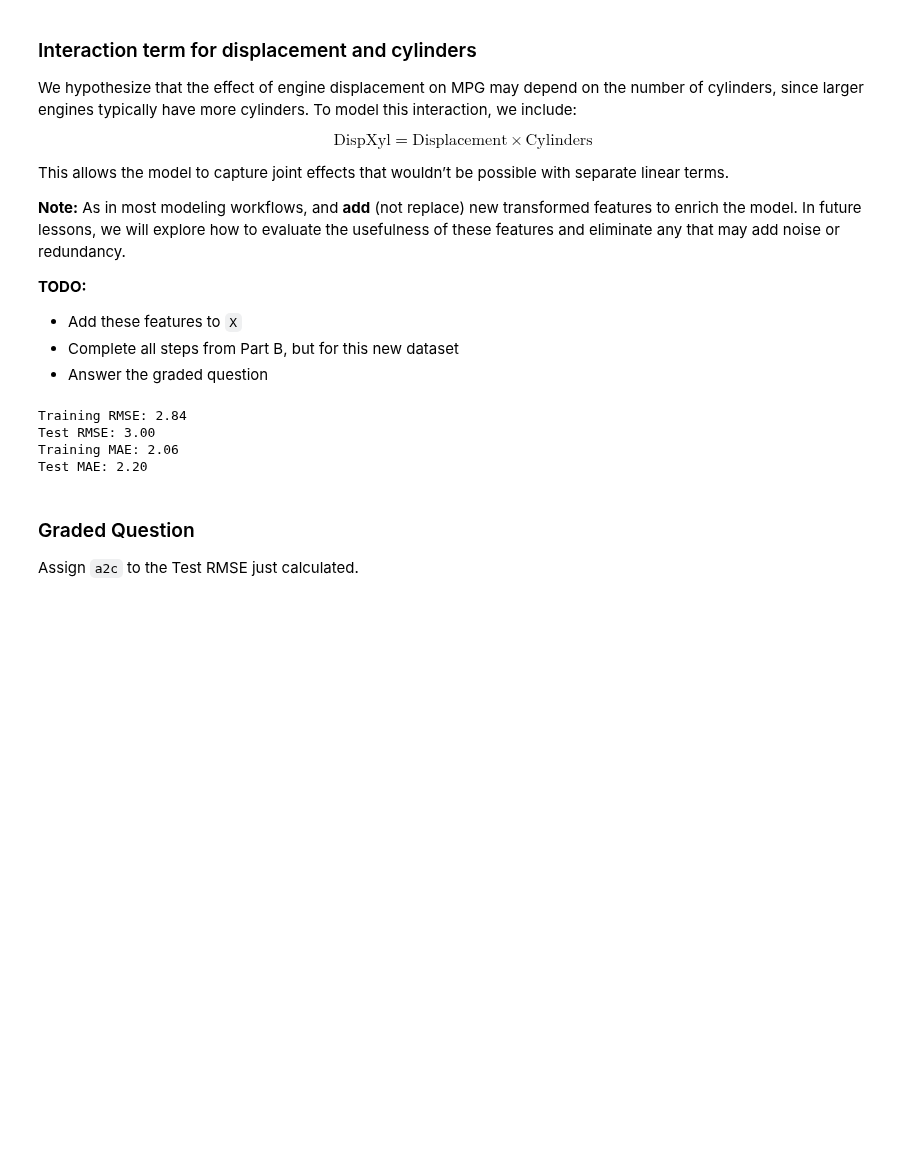
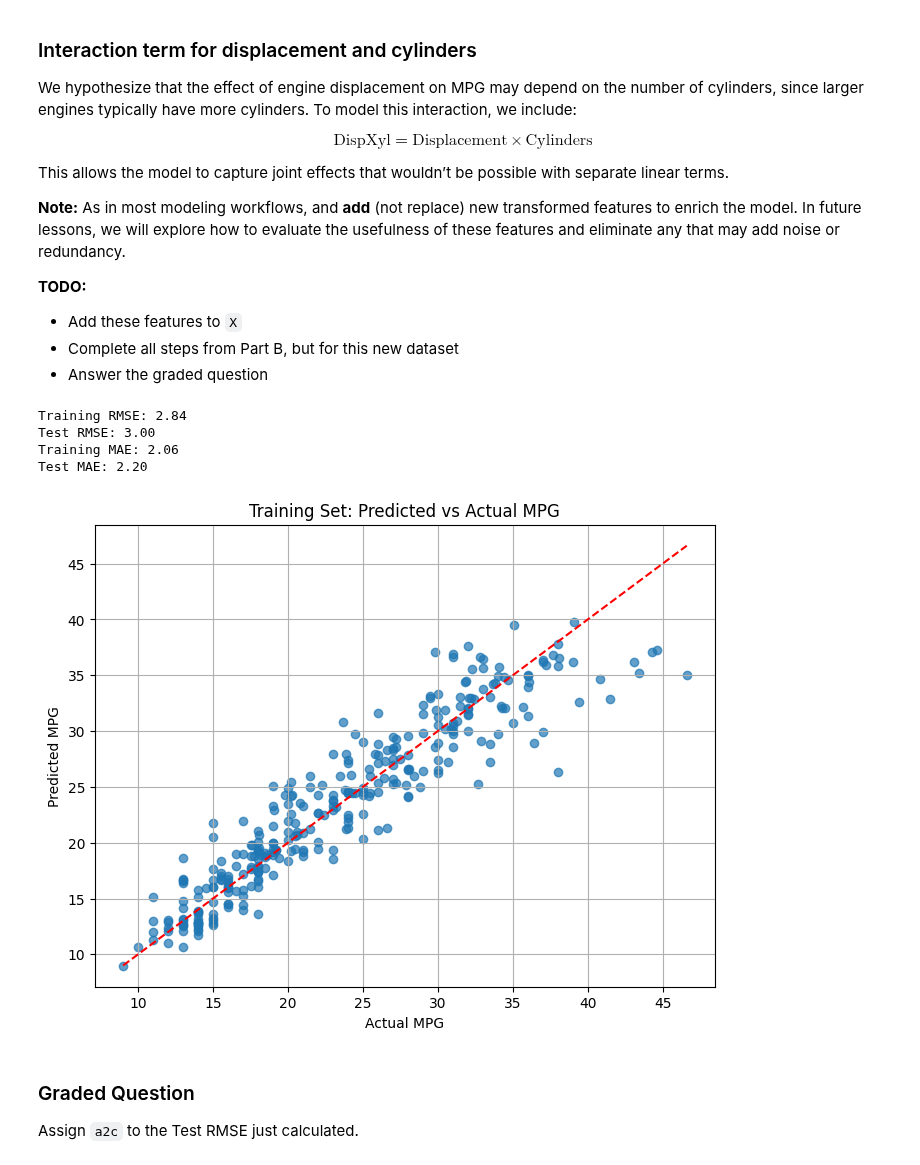
Before and after one commit to amc200092845471/Module-3-Assignments, a Jupyter notebook: Homework_03.ipynb, the cells around one changed output. Saved outputs shown, nothing was run; the diff lists cells and outputs as text; code cells hidden in the pictures; blank space fills up the shorter version.

```diff
--- a/Homework_03.ipynb
+++ b/Homework_03.ipynb
@@ -575,47 +584,58 @@ This allows the model to capture joint effects that wouldn’t be possible with
 - Answer the graded question
 # %%
 # Your code here; add as many cells as you need
+#Perform the same as Part B
+X = df_mpg_cleaned.drop(columns=['mpg'])
+y = df_mpg_cleaned[['mpg']]
 
 #Adding Horsepower
 df_mpg_cleaned['sqrt_horsepower'] = np.sqrt(df_mpg_cleaned['horsepower'])
 
 #Adding Log Transformation of the weight
 df_mpg_cleaned['log_weight'] = np.log1p(df_mpg_cleaned['weight'])
 
 #interaction term for displacement of cylinders
 df_mpg_cleaned['displacementCyl'] = df_mpg_cleaned['displacement']*df_mpg_cleaned['cylinders']
 
-#Perform the same as Part B
-X = df_mpg_cleaned.drop(columns=['mpg'])
-y = df_mpg_cleaned[['mpg']]
+
 
 #splitting data into training and test sets
 X_train, X_test,y_train,y_test = train_test_split(X,y, test_size=0.2,random_state=random_seed)
 
 #Fit linear regression model
 model = LinearRegression()
 model.fit(X_train,y_train)
 
 #Generate predictions
 y_train_pred = model.predict(X_train)
 y_test_pred = model.predict(X_test)
 
 #evaluate the model
-rmse_training = np.sqrt(mean_squared_error(y_train,y_train_pred))
-rmse_test = np.sqrt(mean_squared_error(y_test,y_test_pred))
+new_rmse_training = np.sqrt(mean_squared_error(y_train,y_train_pred))
+new_rmse_test = np.sqrt(mean_squared_error(y_test,y_test_pred))
 
-train_mae = mean_absolute_error(y_train,y_train_pred)
-test_mae = mean_absolute_error(y_test,y_test_pred)
+new_train_mae = mean_absolute_error(y_train,y_train_pred)
+new_test_mae = mean_absolute_error(y_test,y_test_pred)
 
-print(f"Training RMSE: {rmse_training:.2f}")
-print(f"Test RMSE: {rmse_test:.2f}")
-print(f"Training MAE: {train_mae:.2f}")
-print(f"Test MAE: {test_mae:.2f}")
+print(f"Training RMSE: {new_rmse_training:.2f}")
+print(f"Test RMSE: {new_rmse_test:.2f}")
+print(f"Training MAE: {new_train_mae:.2f}")
+print(f"Test MAE: {new_test_mae:.2f}")
+
+plt.figure(figsize=(8, 6))
+plt.scatter(y_train, y_train_pred, alpha=0.7)
+plt.plot([y_train.min(), y_train.max()], [y_train.min(), y_train.max()], color='red', linestyle='--')
+plt.xlabel("Actual MPG")
+plt.ylabel("Predicted MPG")
+plt.title("Training Set: Predicted vs Actual MPG")
+plt.grid(True)
+plt.show()
 # %% [output]
 Training RMSE: 2.84
 Test RMSE: 3.00
 Training MAE: 2.06
 Test MAE: 2.20
+[figure, added]
 # %% [markdown]
 ### Graded Question
 
```
Also changed, not shown: parts of 5 cells of this notebook.
